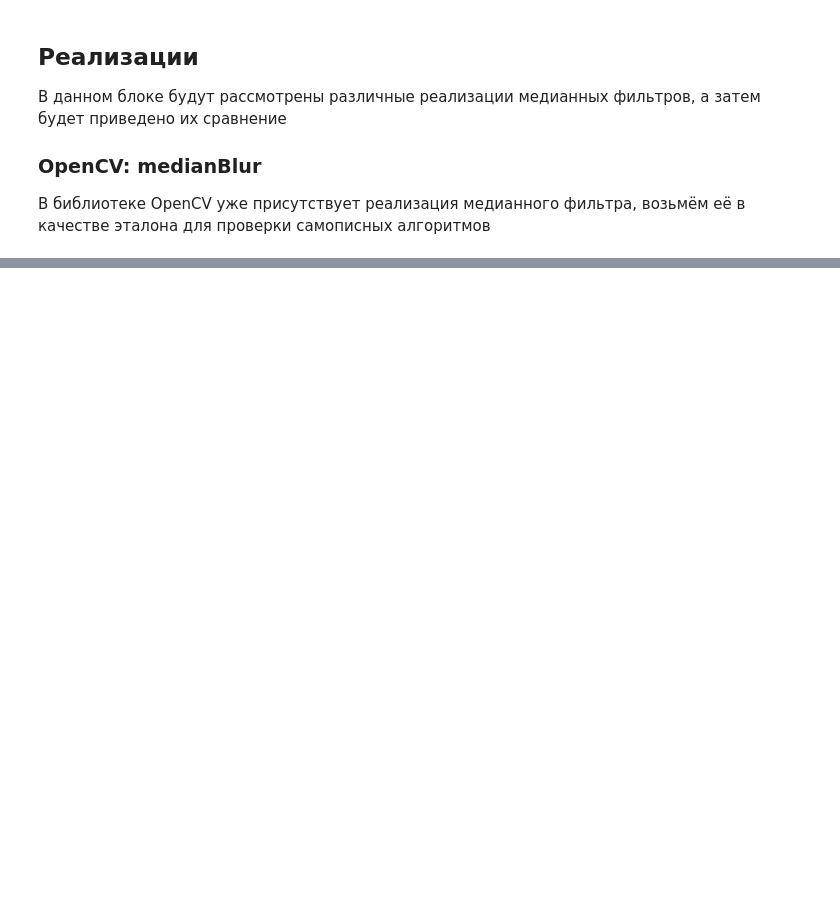
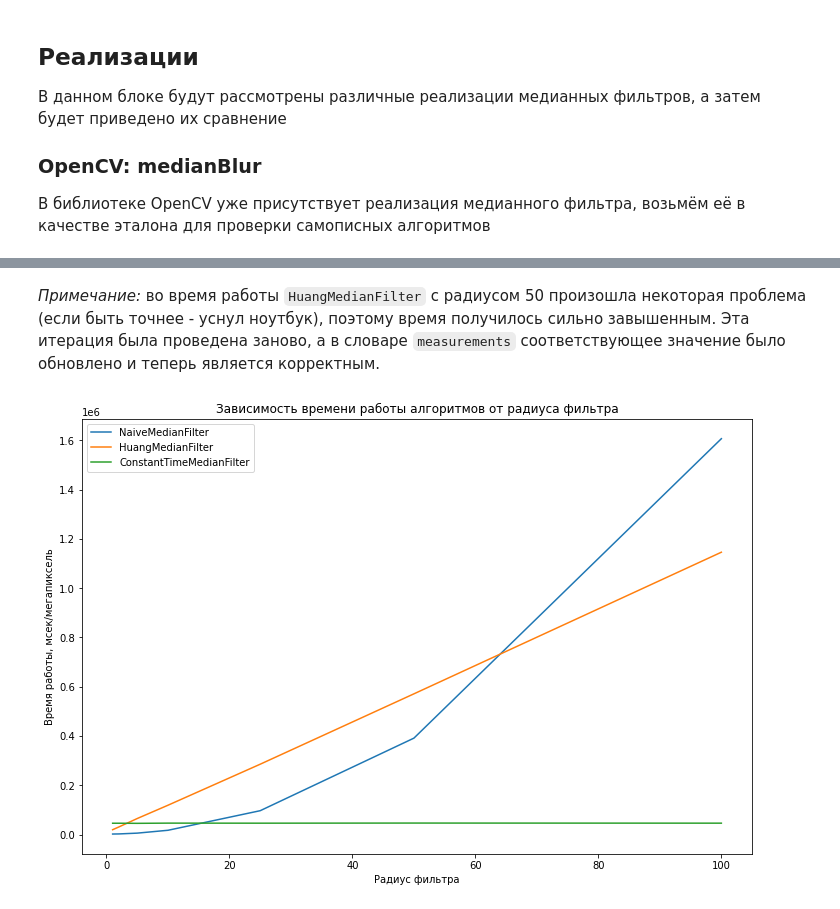
Before and after one commit to eaglemango/median-filters, a Jupyter notebook: example.ipynb, the cells around one changed output, grey strips where cells are left out. Drawn from its saved outputs; the diff is of its cells as text; code cells hidden in the pictures; blank space fills up the shorter version.

Commit message:
Add algorithms comparison

```diff
--- a/example.ipynb
+++ b/example.ipynb
@@ -194,0 +150,12 @@ Image.fromarray(blurred_etalon)
+# %%
+from utils.testing import test_algorithms
+from algorithms import NaiveMedianFilter, HuangMedianFilter, ConstantTimeMedianFilter
+
+# Сравним все три наших самописных алгоритма
+algorithms = [NaiveMedianFilter, HuangMedianFilter, ConstantTimeMedianFilter]
+
+# Сетку для радиусов возьмём следующей (перебирать много дискретных значений достаточно долго)
+radii = [1, 2, 5, 10, 25, 50, 100]
+
+# Запустим тестирование, результаты которого сохраним для построения графиков
+measurements = test_algorithms(algorithms, wallpaper_image, radii)
@@ -194,0 +200,21 @@ Image.fromarray(blurred_etalon)
+# %% [markdown]
+_Примечание:_ во время работы `HuangMedianFilter` с радиусом 50 произошла некоторая проблема (если быть точнее - уснул ноутбук), поэтому время получилось сильно завышенным. Эта итерация была проведена заново, а в словаре `measurements` соответствующее значение было обновлено и теперь является корректным.
+# %%
+# Изобразим полученные данные на одном графике
+import matplotlib.pyplot as plt
+
+plt.figure(figsize=(12, 8))
+
+for algorithm_name in measurements:
+    plt.plot(radii, measurements[algorithm_name])
+
+plt.legend([algorithm_name for algorithm_name in measurements])
+
+plt.title("Зависимость времени работы алгоритмов от радиуса фильтра")
+
+plt.xlabel("Радиус фильтра")
+plt.ylabel("Время работы, мсек/мегапиксель")
+
+plt.show()
+# %% [output]
+[figure, added]
```
Also changed, not shown: parts of 30 cells of this notebook.
